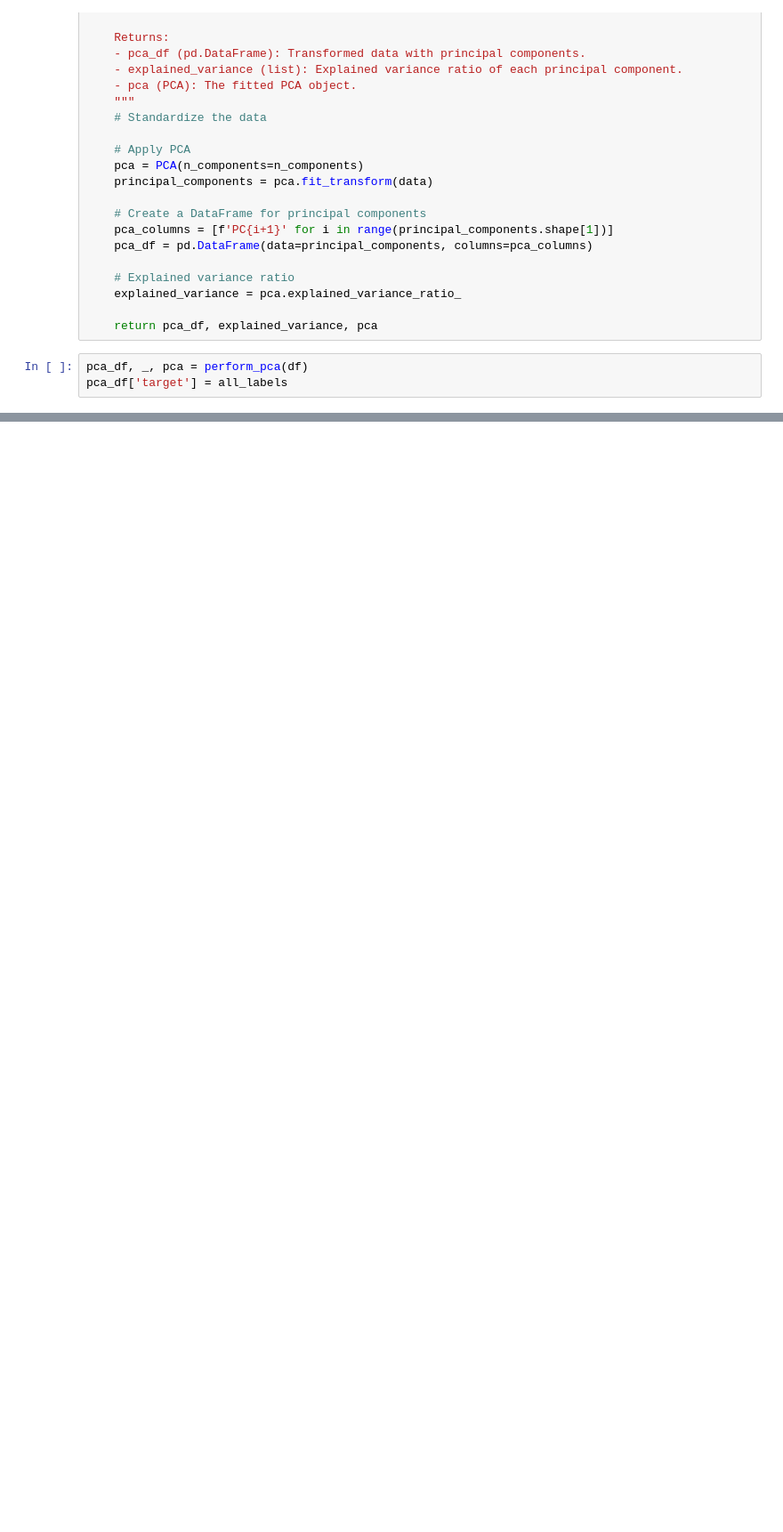
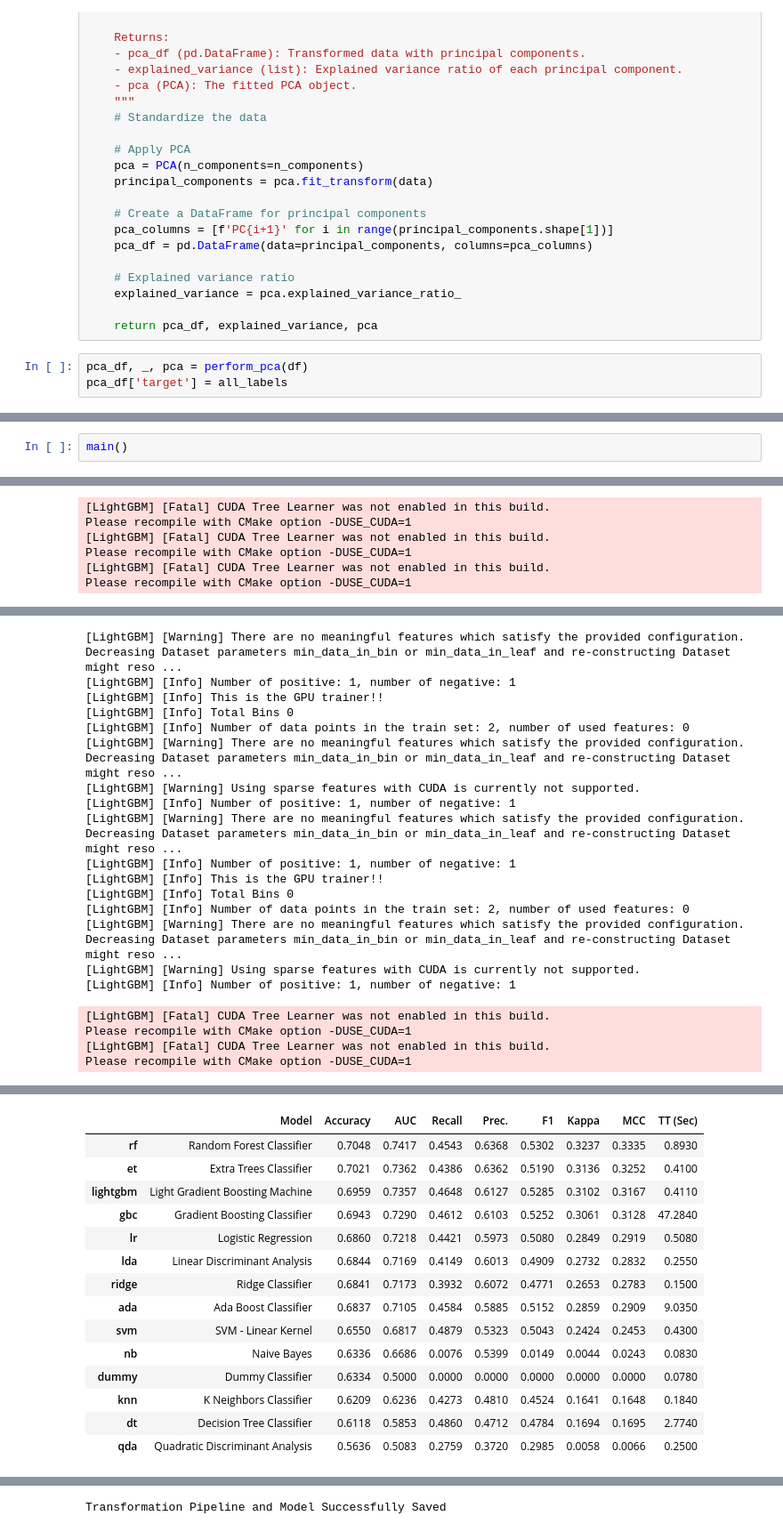
Before and after one commit to prodong04/25th-conference-fakebusters, a Jupyter notebook: model/fakecatcher/svr/model_test.ipynb, the cells around one changed output, grey strips where cells are left out. Shown: that part at 89% size. Drawn from its saved outputs; the diff is of its cells as text; blank space fills up the shorter version.

Commit message:
fix: modify train and eval

```diff
--- a/model/fakecatcher/svr/model_test.ipynb
+++ b/model/fakecatcher/svr/model_test.ipynb
@@ -361,0 +231,3 @@ holdout_pred1 = predict_model(best1, data=pca_df)
+# %%
+main()
+# %% [output]
@@ -361,0 +274,6 @@ holdout_pred1 = predict_model(best1, data=pca_df)
+[LightGBM] [Fatal] CUDA Tree Learner was not enabled in this build.
+Please recompile with CMake option -DUSE_CUDA=1
+[LightGBM] [Fatal] CUDA Tree Learner was not enabled in this build.
+Please recompile with CMake option -DUSE_CUDA=1
+[LightGBM] [Fatal] CUDA Tree Learner was not enabled in this build.
+Please recompile with CMake option -DUSE_CUDA=1
@@ -361,0 +297,20 @@ holdout_pred1 = predict_model(best1, data=pca_df)
+[LightGBM] [Warning] There are no meaningful features which satisfy the provided configuration. Decreasing Dataset parameters min_data_in_bin or min_data_in_leaf and re-constructing Dataset might reso ...
+[LightGBM] [Info] Number of positive: 1, number of negative: 1
+[LightGBM] [Info] This is the GPU trainer!!
+[LightGBM] [Info] Total Bins 0
+[LightGBM] [Info] Number of data points in the train set: 2, number of used features: 0
+[LightGBM] [Warning] There are no meaningful features which satisfy the provided configuration. Decreasing Dataset parameters min_data_in_bin or min_data_in_leaf and re-constructing Dataset might reso ...
+[LightGBM] [Warning] Using sparse features with CUDA is currently not supported.
+[LightGBM] [Info] Number of positive: 1, number of negative: 1
+[LightGBM] [Warning] There are no meaningful features which satisfy the provided configuration. Decreasing Dataset parameters min_data_in_bin or min_data_in_leaf and re-constructing Dataset might reso ...
+[LightGBM] [Info] Number of positive: 1, number of negative: 1
+[LightGBM] [Info] This is the GPU trainer!!
+[LightGBM] [Info] Total Bins 0
+[LightGBM] [Info] Number of data points in the train set: 2, number of used features: 0
+[LightGBM] [Warning] There are no meaningful features which satisfy the provided configuration. Decreasing Dataset parameters min_data_in_bin or min_data_in_leaf and re-constructing Dataset might reso ...
+[LightGBM] [Warning] Using sparse features with CUDA is currently not supported.
+[LightGBM] [Info] Number of positive: 1, number of negative: 1
+[LightGBM] [Fatal] CUDA Tree Learner was not enabled in this build.
+Please recompile with CMake option -DUSE_CUDA=1
+[LightGBM] [Fatal] CUDA Tree Learner was not enabled in this build.
+Please recompile with CMake option -DUSE_CUDA=1
@@ -361,0 +318,15 @@ holdout_pred1 = predict_model(best1, data=pca_df)
+|  | Model | Accuracy | AUC | Recall | Prec. | F1 | Kappa | MCC | TT (Sec) |
+| rf | Random Forest Classifier | 0.7048 | 0.7417 | 0.4543 | 0.6368 | 0.5302 | 0.3237 | 0.3335 | 0.8930 |
+| et | Extra Trees Classifier | 0.7021 | 0.7362 | 0.4386 | 0.6362 | 0.5190 | 0.3136 | 0.3252 | 0.4100 |
+| lightgbm | Light Gradient Boosting Machine | 0.6959 | 0.7357 | 0.4648 | 0.6127 | 0.5285 | 0.3102 | 0.3167 | 0.4110 |
+| gbc | Gradient Boosting Classifier | 0.6943 | 0.7290 | 0.4612 | 0.6103 | 0.5252 | 0.3061 | 0.3128 | 47.2840 |
+| lr | Logistic Regression | 0.6860 | 0.7218 | 0.4421 | 0.5973 | 0.5080 | 0.2849 | 0.2919 | 0.5080 |
+| lda | Linear Discriminant Analysis | 0.6844 | 0.7169 | 0.4149 | 0.6013 | 0.4909 | 0.2732 | 0.2832 | 0.2550 |
+| ridge | Ridge Classifier | 0.6841 | 0.7173 | 0.3932 | 0.6072 | 0.4771 | 0.2653 | 0.2783 | 0.1500 |
+| ada | Ada Boost Classifier | 0.6837 | 0.7105 | 0.4584 | 0.5885 | 0.5152 | 0.2859 | 0.2909 | 9.0350 |
+| svm | SVM - Linear Kernel | 0.6550 | 0.6817 | 0.4879 | 0.5323 | 0.5043 | 0.2424 | 0.2453 | 0.4300 |
+| nb | Naive Bayes | 0.6336 | 0.6686 | 0.0076 | 0.5399 | 0.0149 | 0.0044 | 0.0243 | 0.0830 |
+| dummy | Dummy Classifier | 0.6334 | 0.5000 | 0.0000 | 0.0000 | 0.0000 | 0.0000 | 0.0000 | 0.0780 |
+| knn | K Neighbors Classifier | 0.6209 | 0.6236 | 0.4273 | 0.4810 | 0.4524 | 0.1641 | 0.1648 | 0.1840 |
+| dt | Decision Tree Classifier | 0.6118 | 0.5853 | 0.4860 | 0.4712 | 0.4784 | 0.1694 | 0.1695 | 2.7740 |
+| qda | Quadratic Discriminant Analysis | 0.5636 | 0.5083 | 0.2759 | 0.3720 | 0.2985 | 0.0058 | 0.0066 | 0.2500 |
@@ -361,0 +334 @@ holdout_pred1 = predict_model(best1, data=pca_df)
+Transformation Pipeline and Model Successfully Saved
```
Also changed, not shown: parts of 19 cells of this notebook, 6 other files.
